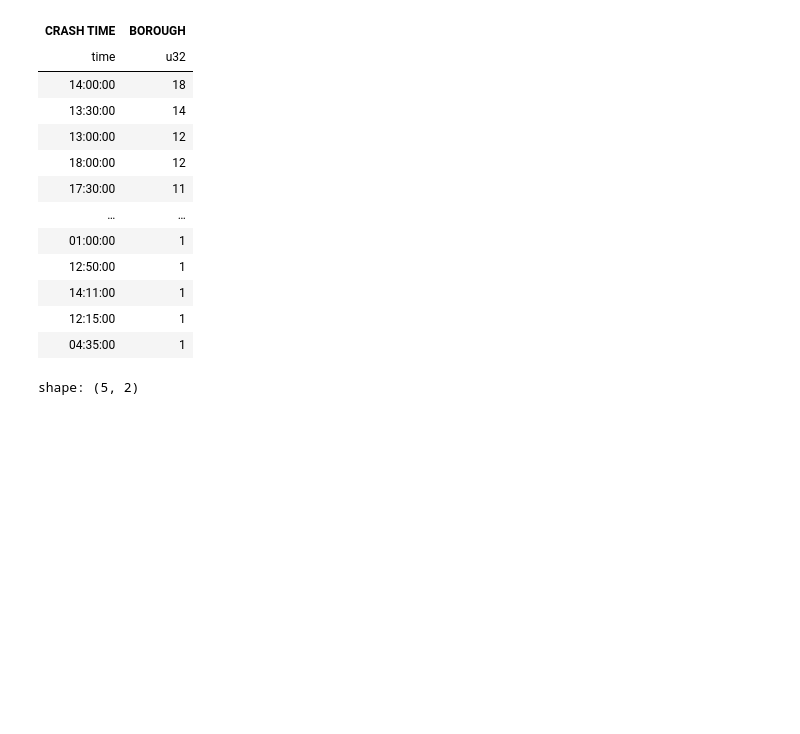
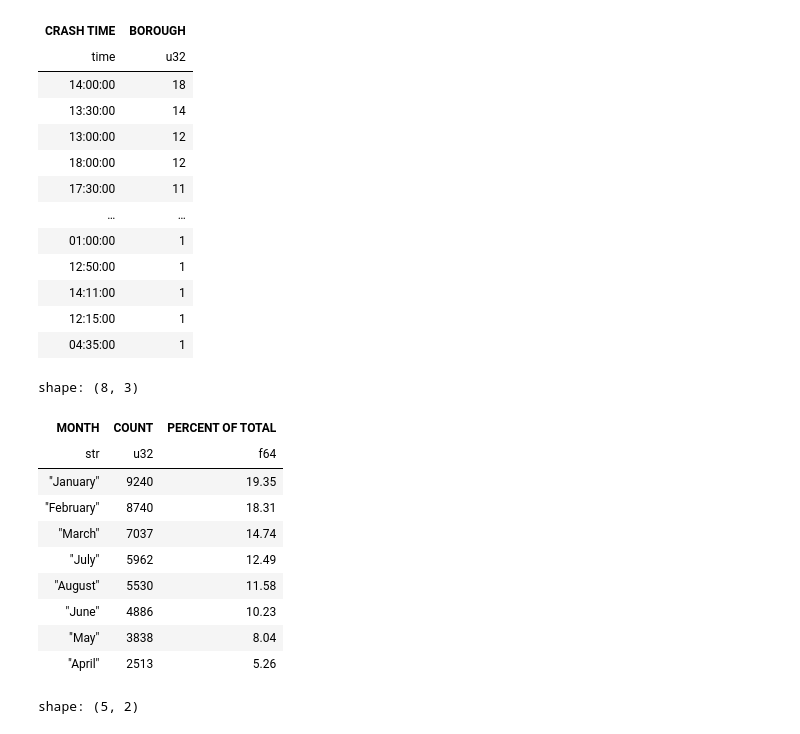
Before and after one commit to khanim-abdullayeva/CodeAlpha_Tasks, a Jupyter notebook: Task 2 - EDA/EDA.ipynb, the cells around one changed output. Drawn from its saved outputs; the diff is of its cells as text; code cells hidden in the pictures; blank space fills up the shorter version.

```diff
--- a/Task 2 - EDA/EDA.ipynb
+++ b/Task 2 - EDA/EDA.ipynb
@@ -150,6 +160,26 @@ shape: (240, 2)
 | 14:11:00 | 1 |
 | 12:15:00 | 1 |
 | 04:35:00 | 1 |
+# %%
+df.group_by("MONTH").agg(
+    pl.col("CRASH DATE").count().alias("COUNT")).with_columns(
+    (pl.col("COUNT")/pl.col("COUNT").sum()* 100).round(2).alias("PERCENT OF TOTAL")
+).sort("COUNT", descending = True)
+# January is the month with the most accidents.
+# Accidents in January accounted for 19.35% of all reported accidents.
+# Most accidents occured in winter season.
+# %% [output]
+shape: (8, 3)
+| MONTH | COUNT | PERCENT OF TOTAL |
+| str | u32 | f64 |
+| "January" | 9240 | 19.35 |
+| "February" | 8740 | 18.31 |
+| "March" | 7037 | 14.74 |
+| "July" | 5962 | 12.49 |
+| "August" | 5530 | 11.58 |
+| "June" | 4886 | 10.23 |
+| "May" | 3838 | 8.04 |
+| "April" | 2513 | 5.26 |
 # %%
 df.group_by("BOROUGH").agg(
     pl.col("CRASH DATE").count().alias("COUNT")
```
Also changed, not shown: parts of 20 cells of this notebook.
